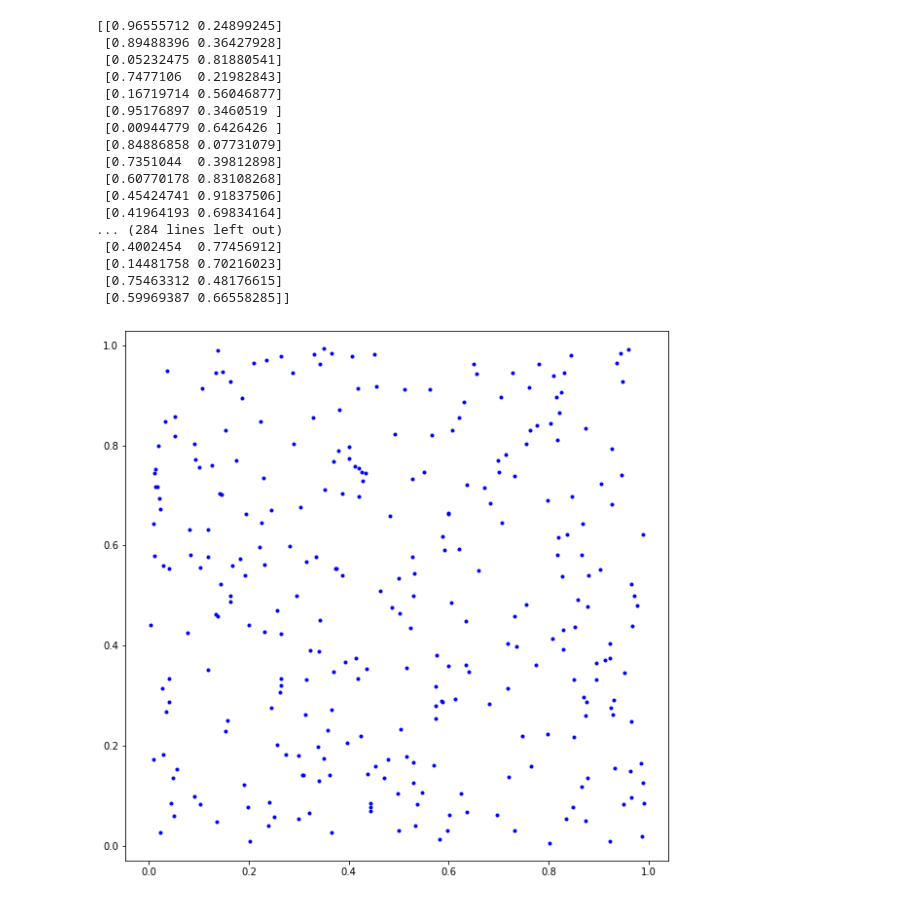
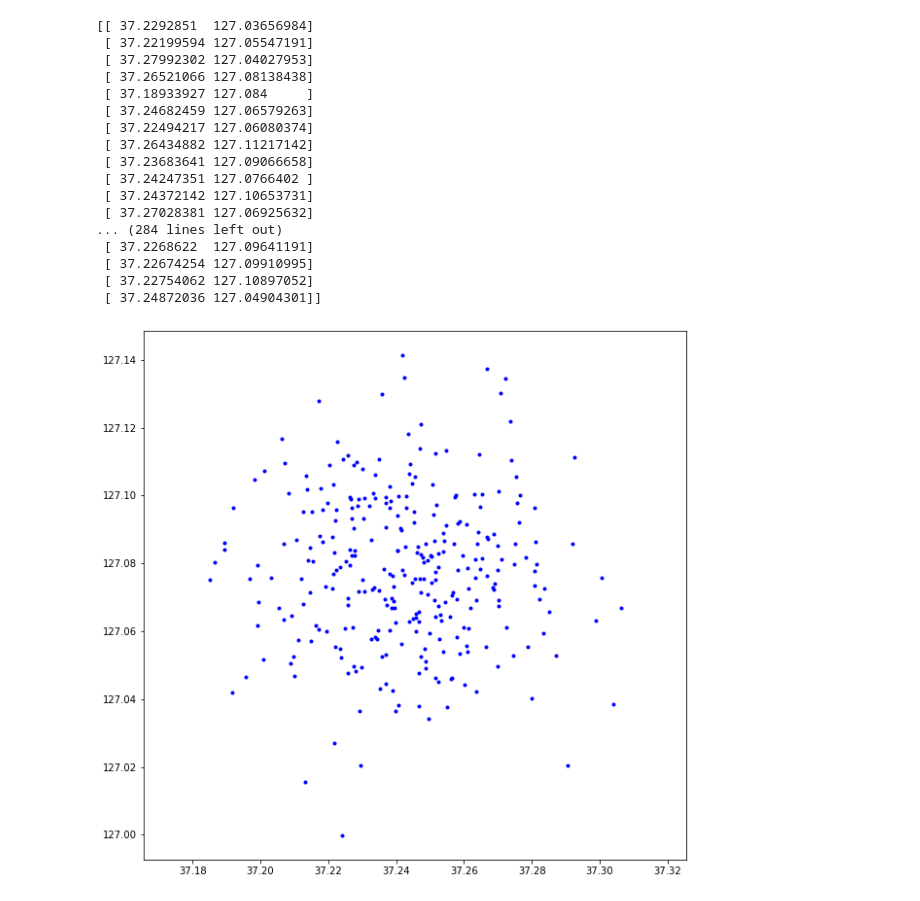
Before and after one commit to kbpark9898/netcc, a Jupyter notebook: k-means_python.ipynb, the cells around one changed output. Saved outputs shown, nothing was run; the diff lists cells and outputs as text; code cells hidden in the pictures.

```diff
--- a/k-means_python.ipynb
+++ b/k-means_python.ipynb
@@ -5,38 +5,39 @@ import matplotlib.pyplot as plt
 import copy
 # %%
 #가우시안분포 활용한 랜덤 좌표 생성
-#g0=np.random.multivariate_normal([1,1], np.eye(2), 100)
-#g1=np.random.multivariate_normal([3,5], np.eye(2), 100)
-#g2=np.random.multivariate_normal([9,9], np.eye(2), 100)
-g0=np.random.rand(100, 2)
-g1=np.random.rand(100, 2)
-g2=np.random.rand(100,2)
+#np.eye(2) <->[0.1,0][0,0.1]
+g0=np.random.multivariate_normal([37.242983,127.077169], [[0.0005,0],[0,0.0005]], 100)
+g1=np.random.multivariate_normal([37.2440752, 127.07981745], [[0.0005,0],[0,0.0005]], 100)
+g2=np.random.multivariate_normal([37.243220, 127.078420], [[0.0005,0],[0,0.0005]], 100)
+# g0=np.random.rand(100, 2)
+# g1=np.random.rand(100, 2)
+# g2=np.random.rand(100,2)
 x=np.vstack([g0, g1, g2])
 x=np.asmatrix(x)
 print(x)
 plt.figure(figsize=(10,10))
 plt.plot(x[:, 0], x[:, 1], 'b.')
 plt.axis('equal')
 plt.show()
 # %% [output]
-[[0.96555712 0.24899245]
- [0.89488396 0.36427928]
- [0.05232475 0.81880541]
- [0.7477106  0.21982843]
- [0.16719714 0.56046877]
- [0.95176897 0.3460519 ]
- [0.00944779 0.6426426 ]
- [0.84886858 0.07731079]
- [0.7351044  0.39812898]
- [0.60770178 0.83108268]
- [0.45424741 0.91837506]
- [0.41964193 0.69834164]
+[[ 37.2292851  127.03656984]
+ [ 37.22199594 127.05547191]
+ [ 37.27992302 127.04027953]
+ [ 37.26521066 127.08138438]
+ [ 37.18933927 127.084     ]
+ [ 37.24682459 127.06579263]
+ [ 37.22494217 127.06080374]
+ [ 37.26434882 127.11217142]
+ [ 37.23683641 127.09066658]
+ [ 37.24247351 127.0766402 ]
+ [ 37.24372142 127.10653731]
+ [ 37.27028381 127.06925632]
 ... (284 lines left out)
- [0.4002454  0.77456912]
- [0.14481758 0.70216023]
- [0.75463312 0.48176615]
- [0.59969387 0.66558285]]
+ [ 37.2268622  127.09641191]
+ [ 37.22674254 127.09910995]
+ [ 37.22754062 127.10897052]
+ [ 37.24872036 127.04904301]]
-[figure, old version]
+[figure, new version]
 # %%
 k=3
 m=x.shape[0]
```
Also changed, not shown: parts of 7 cells of this notebook, 2 other files.
